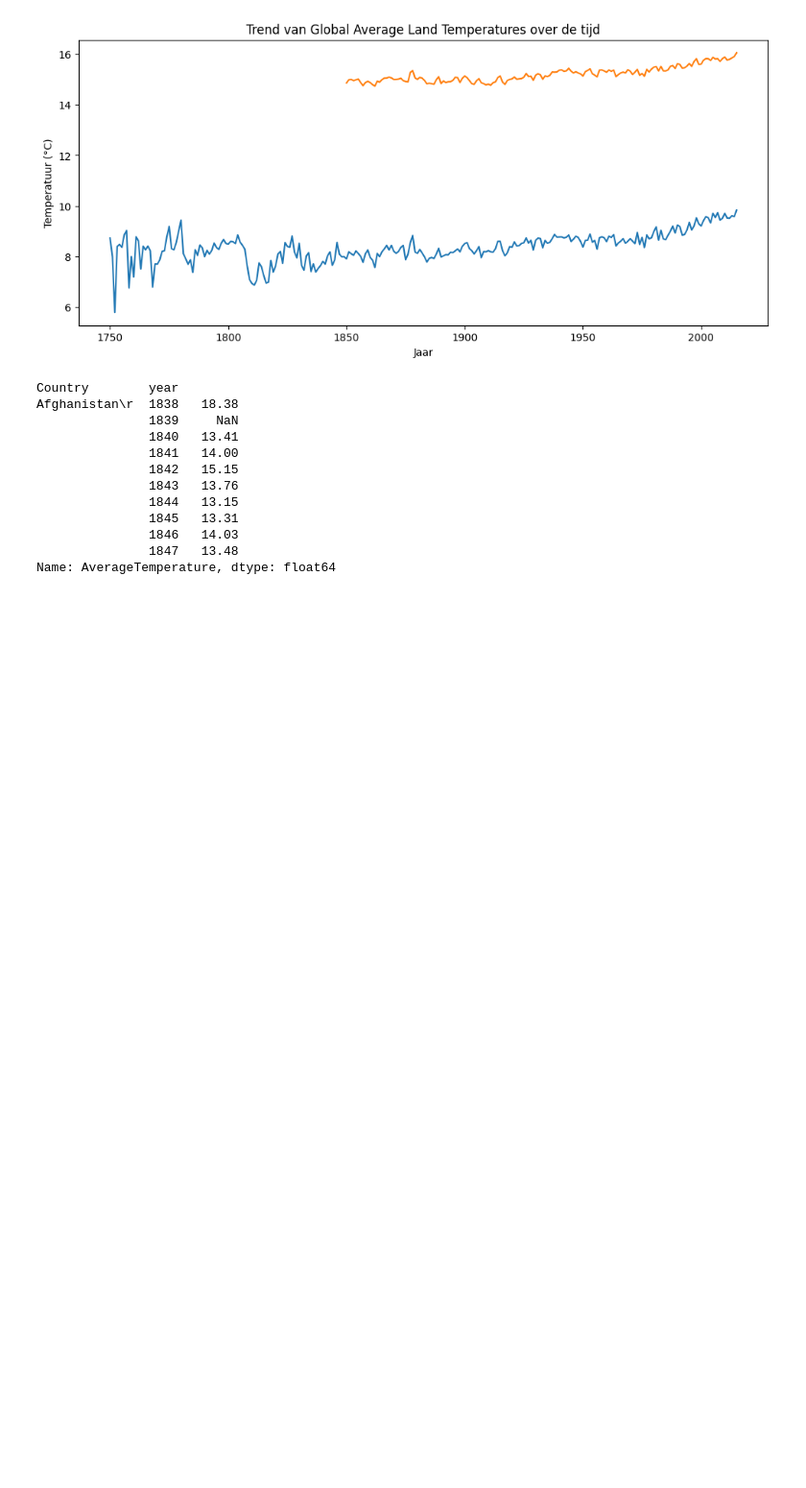
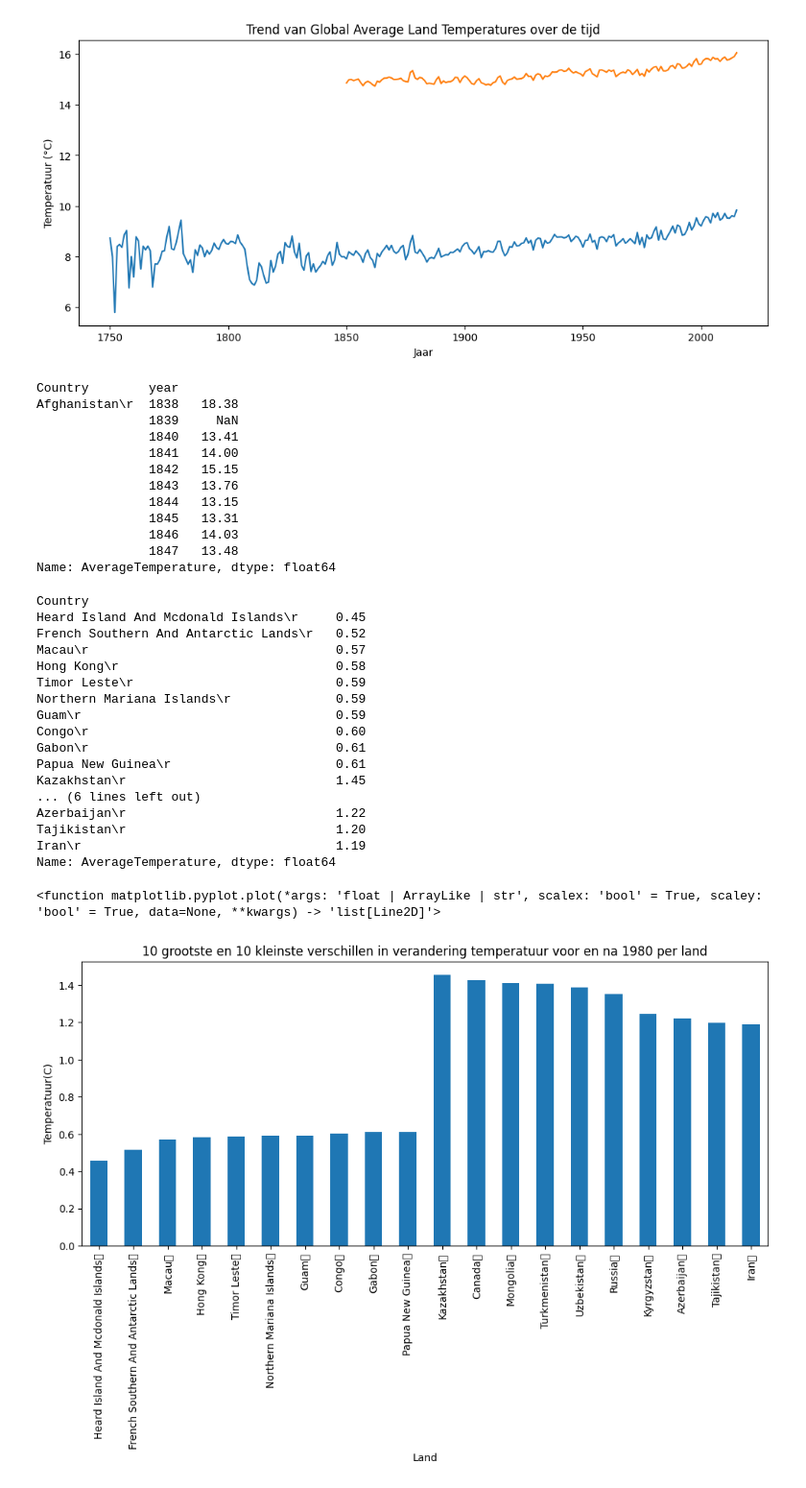
Before and after one commit to rafschmeits/nieuwe-datascience, a Jupyter notebook: climate-watch/climate_watch.ipynb, the cells around one changed output. Shown at 96% size. Cells and saved outputs as stored; diff of their text form; code cells hidden in the pictures; blank space fills up the shorter version.

```diff
--- a/climate-watch/climate_watch.ipynb
+++ b/climate-watch/climate_watch.ipynb
@@ -463,3 +463,42 @@ gem_land_and_ocean_uncer.to_csv("Uncerlandenzee.csv")
 gem_land_uncer.to_csv("landuncer.csv")
 # %%
 gemidtemp_21e.to_csv("gemiddeldetemperatuurstad.csv")
+# %%
+countryvanaf1980 = country[country['year'] >= 1980]
+gemidperjaarvanaf1980 = countryvanaf1980.groupby(['Country','year'])['AverageTemperature'].mean()
+countryvoor1980 = country[country['year'] <= 1979]
+gemidperjaarvoor1980 = countryvoor1980.groupby(['Country', 'year'])['AverageTemperature'].mean()
+gemiddeldvoor1980 = countryvoor1980.groupby('Country')['AverageTemperature'].mean()
+gemiddeldna1980 = countryvanaf1980.groupby('Country')['AverageTemperature'].mean()
+verschillandtemp = gemiddeldna1980 - gemiddeldvoor1980
+kleinsteverschiltemp = verschillandtemp.sort_values(ascending= False).head(10)
+grootsteverschiltemp = verschillandtemp.sort_values(ascending= True).head(10)
+Verschiltempdata = pd.concat([grootsteverschiltemp, kleinsteverschiltemp])
+print(Verschiltempdata)
+
+plt.figure(figsize=(12,5))
+Verschiltempdata.plot (kind= 'bar')
+plt.title('10 grootste en 10 kleinste verschillen in verandering temperatuur voor en na 1980 per land')
+plt.xlabel('Land')
+plt.ylabel('Temperatuur(C)')
+plt.plot
+# %% [output]
+Country
+Heard Island And Mcdonald Islands\r     0.45
+French Southern And Antarctic Lands\r   0.52
+Macau\r                                 0.57
+Hong Kong\r                             0.58
+Timor Leste\r                           0.59
+Northern Mariana Islands\r              0.59
+Guam\r                                  0.59
+Congo\r                                 0.60
+Gabon\r                                 0.61
+Papua New Guinea\r                      0.61
+Kazakhstan\r                            1.45
+... (6 lines left out)
+Azerbaijan\r                            1.22
+Tajikistan\r                            1.20
+Iran\r                                  1.19
+Name: AverageTemperature, dtype: float64
+<function matplotlib.pyplot.plot(*args: 'float | ArrayLike | str', scalex: 'bool' = True, scaley: 'bool' = True, data=None, **kwargs) -> 'list[Line2D]'>
+[figure, added]
```
Also changed, not shown: parts of 1 cell of this notebook, 10 other files.
